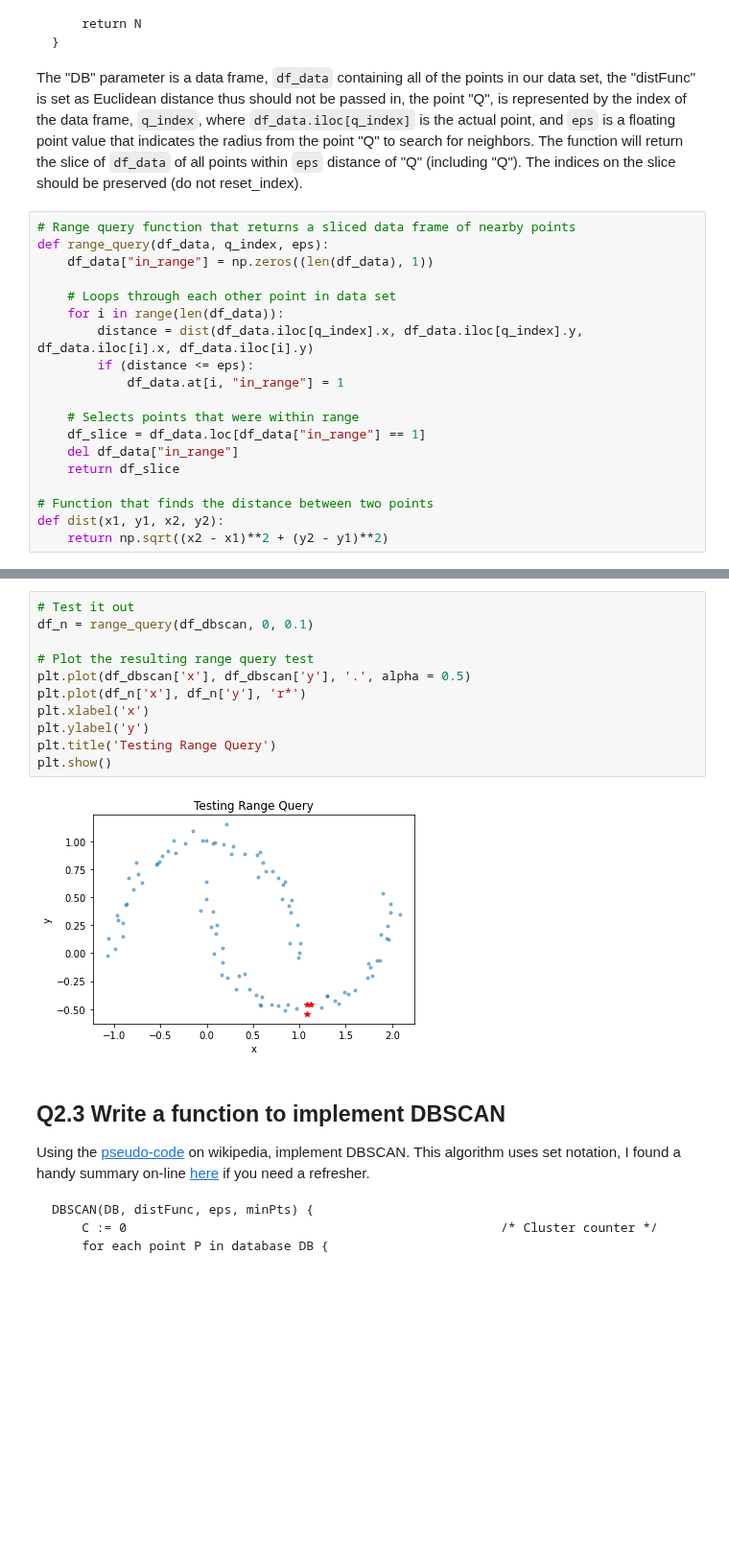
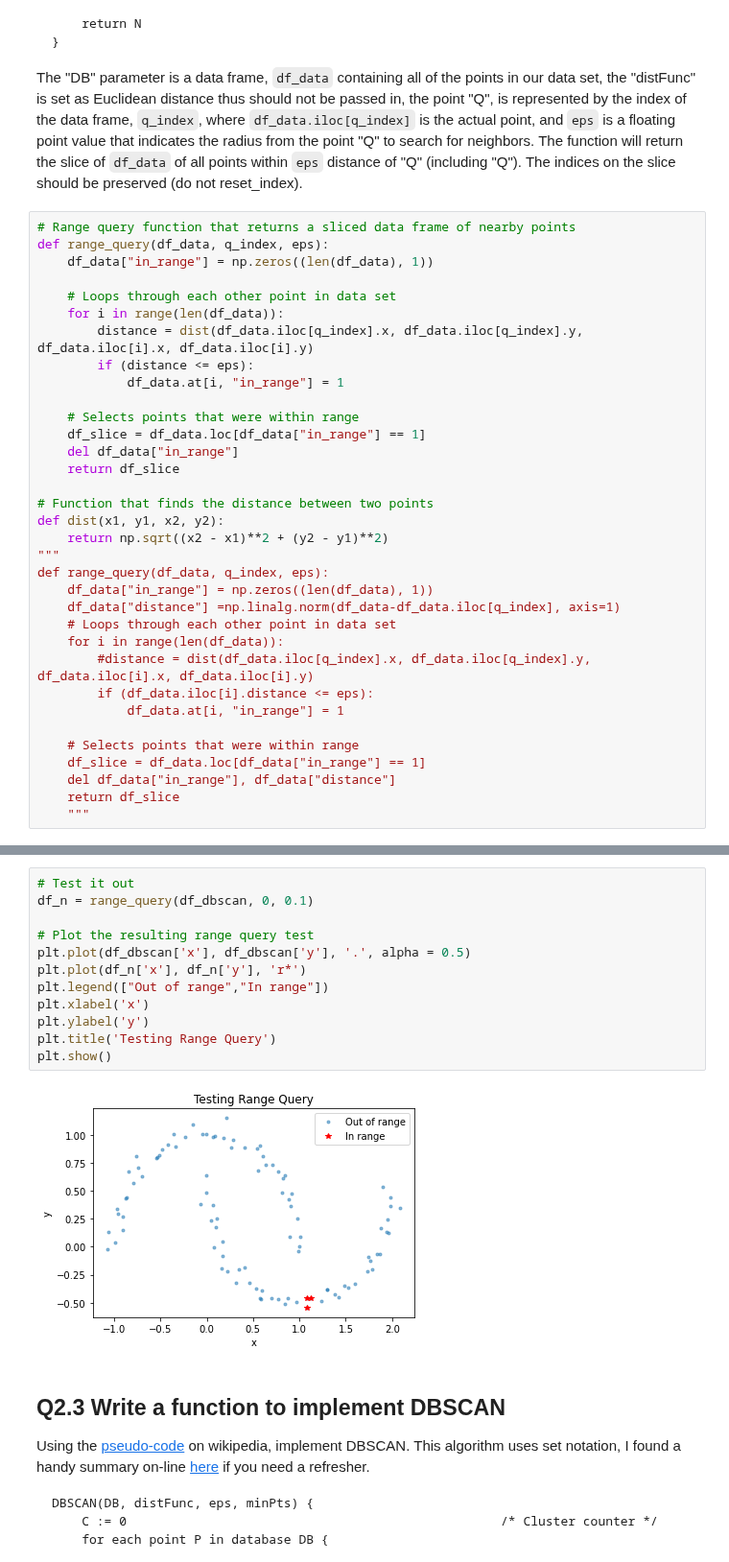
Before and after one commit to alex-chiu/CS329E-Data-Analytics, a Jupyter notebook: HW9/CS329E_HW9.ipynb, the cells around one changed output, grey strips where cells are left out. Shown at 96% size. Drawn from its saved outputs; the diff is of its cells as text; blank space fills up the shorter version.

```diff
--- a/HW9/CS329E_HW9.ipynb
+++ b/HW9/CS329E_HW9.ipynb
@@ -85,3 +85,18 @@ def range_query(df_data, q_index, eps):
 # Function that finds the distance between two points
 def dist(x1, y1, x2, y2):
     return np.sqrt((x2 - x1)**2 + (y2 - y1)**2)
+"""
+def range_query(df_data, q_index, eps):
+    df_data["in_range"] = np.zeros((len(df_data), 1))
+    df_data["distance"] =np.linalg.norm(df_data-df_data.iloc[q_index], axis=1)
+    # Loops through each other point in data set
+    for i in range(len(df_data)):
+        #distance = dist(df_data.iloc[q_index].x, df_data.iloc[q_index].y, df_data.iloc[i].x, df_data.iloc[i].y)
+        if (df_data.iloc[i].distance <= eps):
+            df_data.at[i, "in_range"] = 1
+
+    # Selects points that were within range
+    df_slice = df_data.loc[df_data["in_range"] == 1]
+    del df_data["in_range"], df_data["distance"]
+    return df_slice
+    """
@@ -88,16 +108,17 @@ def dist(x1, y1, x2, y2):
 # %%
 # Test it out
 df_n = range_query(df_dbscan, 0, 0.1)
 
 # Plot the resulting range query test
 plt.plot(df_dbscan['x'], df_dbscan['y'], '.', alpha = 0.5)
 plt.plot(df_n['x'], df_n['y'], 'r*')
+plt.legend(["Out of range","In range"])
 plt.xlabel('x')
 plt.ylabel('y')
 plt.title('Testing Range Query')
 plt.show()
 # %% [output]
-[figure, old version]
+[figure, new version]
 # %% [markdown]
 ## Q2.3 Write a function to implement DBSCAN
 
```
Also changed, not shown: parts of 5 cells of this notebook.
